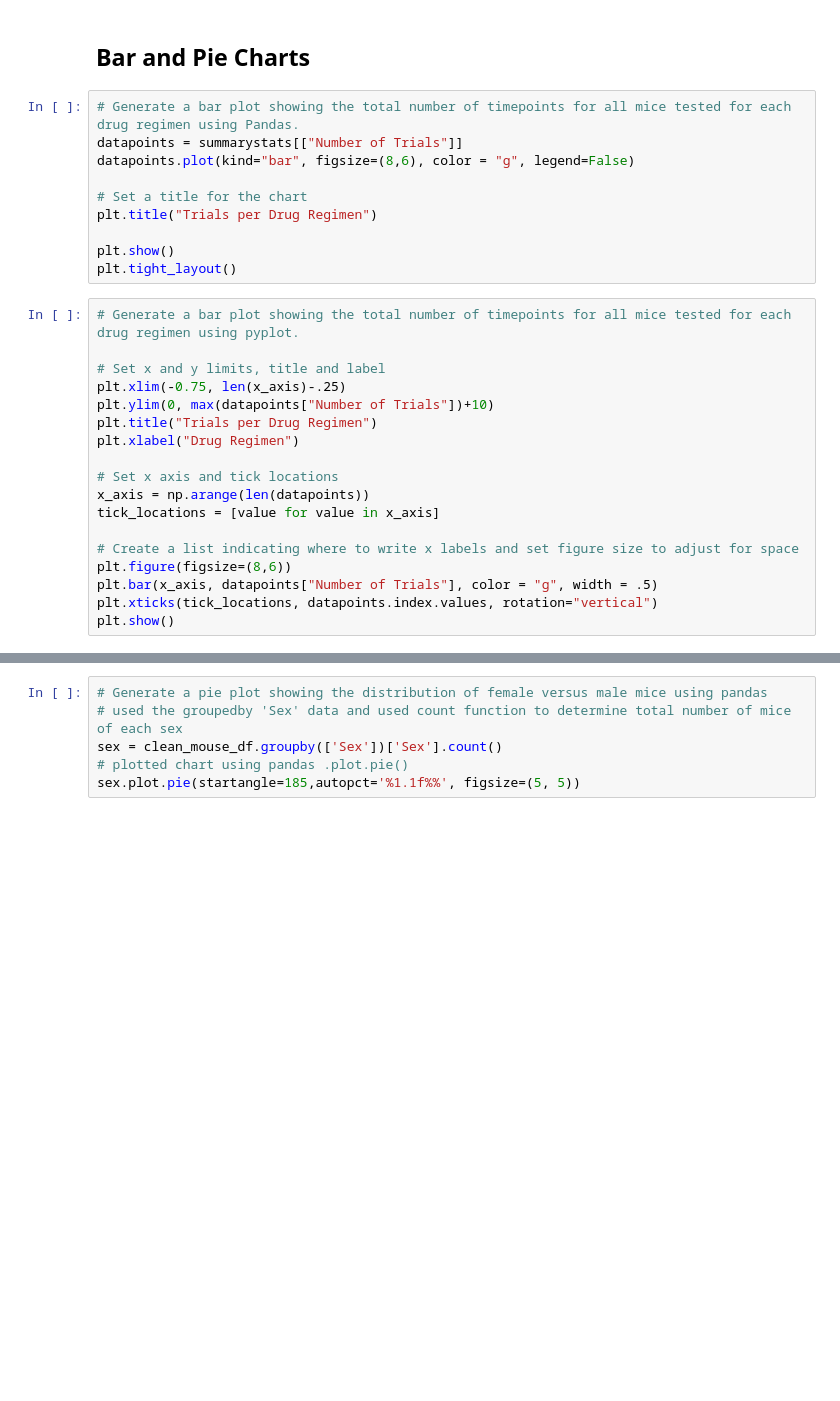
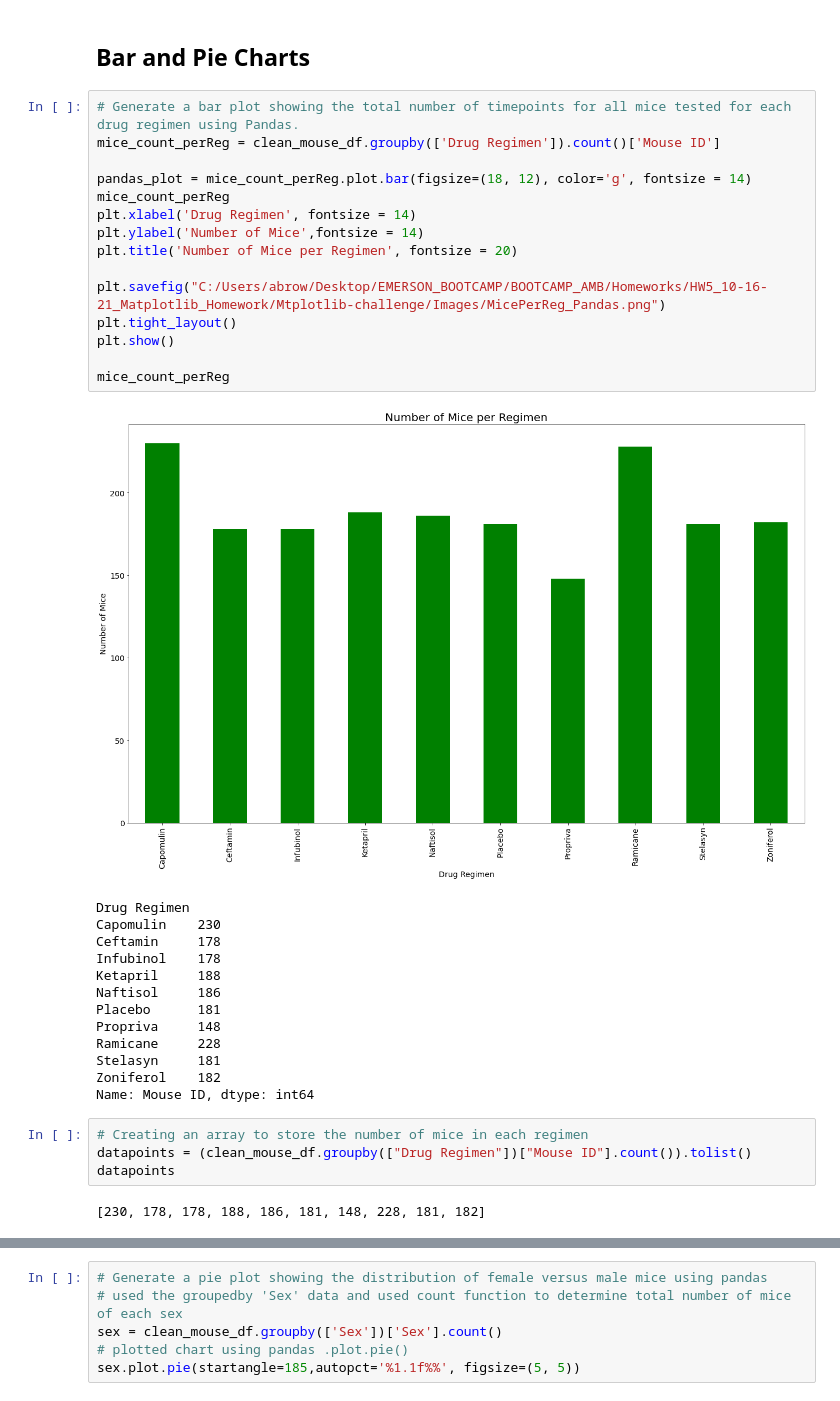
Before and after one commit to 104ambrown/Mtplotlib-challenge, a Jupyter notebook: Pymaceuticals/start_to_removeduplicates_+TVcode_firstatt.ipynb, the cells around one changed output, grey strips where cells are left out. Drawn from its saved outputs; the diff is of its cells as text; blank space fills up the shorter version.

Commit message:
generated bar charts for mice per regimen

```diff
--- a/Pymaceuticals/start_to_removeduplicates_+TVcode_firstatt.ipynb
+++ b/Pymaceuticals/start_to_removeduplicates_+TVcode_firstatt.ipynb
@@ -137,30 +166,37 @@ summary_agg
 # %% [markdown]
 ## Bar and Pie Charts
-# %%
-# Generate a bar plot showing the total number of timepoints for all mice tested for each drug regimen using Pandas.
-datapoints = summarystats[["Number of Trials"]]
-datapoints.plot(kind="bar", figsize=(8,6), color = "g", legend=False)
-
-# Set a title for the chart
-plt.title("Trials per Drug Regimen")
-
-plt.show()
-plt.tight_layout()
-# %%
-# Generate a bar plot showing the total number of timepoints for all mice tested for each drug regimen using pyplot.
-
-# Set x and y limits, title and label
-plt.xlim(-0.75, len(x_axis)-.25)
-plt.ylim(0, max(datapoints["Number of Trials"])+10)
-plt.title("Trials per Drug Regimen")
-plt.xlabel("Drug Regimen")
-
-# Set x axis and tick locations
-x_axis = np.arange(len(datapoints))
-tick_locations = [value for value in x_axis]
-
-# Create a list indicating where to write x labels and set figure size to adjust for space
-plt.figure(figsize=(8,6))
-plt.bar(x_axis, datapoints["Number of Trials"], color = "g", width = .5)
-plt.xticks(tick_locations, datapoints.index.values, rotation="vertical")
-plt.show()
+# %%
+# Generate a bar plot showing the total number of timepoints for all mice tested for each drug regimen using Pandas.
+mice_count_perReg = clean_mouse_df.groupby(['Drug Regimen']).count()['Mouse ID']
+
+pandas_plot = mice_count_perReg.plot.bar(figsize=(18, 12), color='g', fontsize = 14)
+mice_count_perReg
+plt.xlabel('Drug Regimen', fontsize = 14)
+plt.ylabel('Number of Mice',fontsize = 14)
+plt.title('Number of Mice per Regimen', fontsize = 20)
+
+plt.savefig("C:/Users/abrow/Desktop/EMERSON_BOOTCAMP/BOOTCAMP_AMB/Homeworks/HW5_10-16-21_Matplotlib_Homework/Mtplotlib-challenge/Images/MicePerReg_Pandas.png")
+plt.tight_layout()
+plt.show()
+
+mice_count_perReg
+# %% [output]
+[figure, added]
+Drug Regimen
+Capomulin    230
+Ceftamin     178
+Infubinol    178
+Ketapril     188
+Naftisol     186
+Placebo      181
+Propriva     148
+Ramicane     228
+Stelasyn     181
+Zoniferol    182
+Name: Mouse ID, dtype: int64
+# %%
+# Creating an array to store the number of mice in each regimen
+datapoints = (clean_mouse_df.groupby(["Drug Regimen"])["Mouse ID"].count()).tolist()
+datapoints
+# %% [output]
+[230, 178, 178, 188, 186, 181, 148, 228, 181, 182]
```
Also changed, not shown: parts of 6 cells of this notebook, 2 other files.
